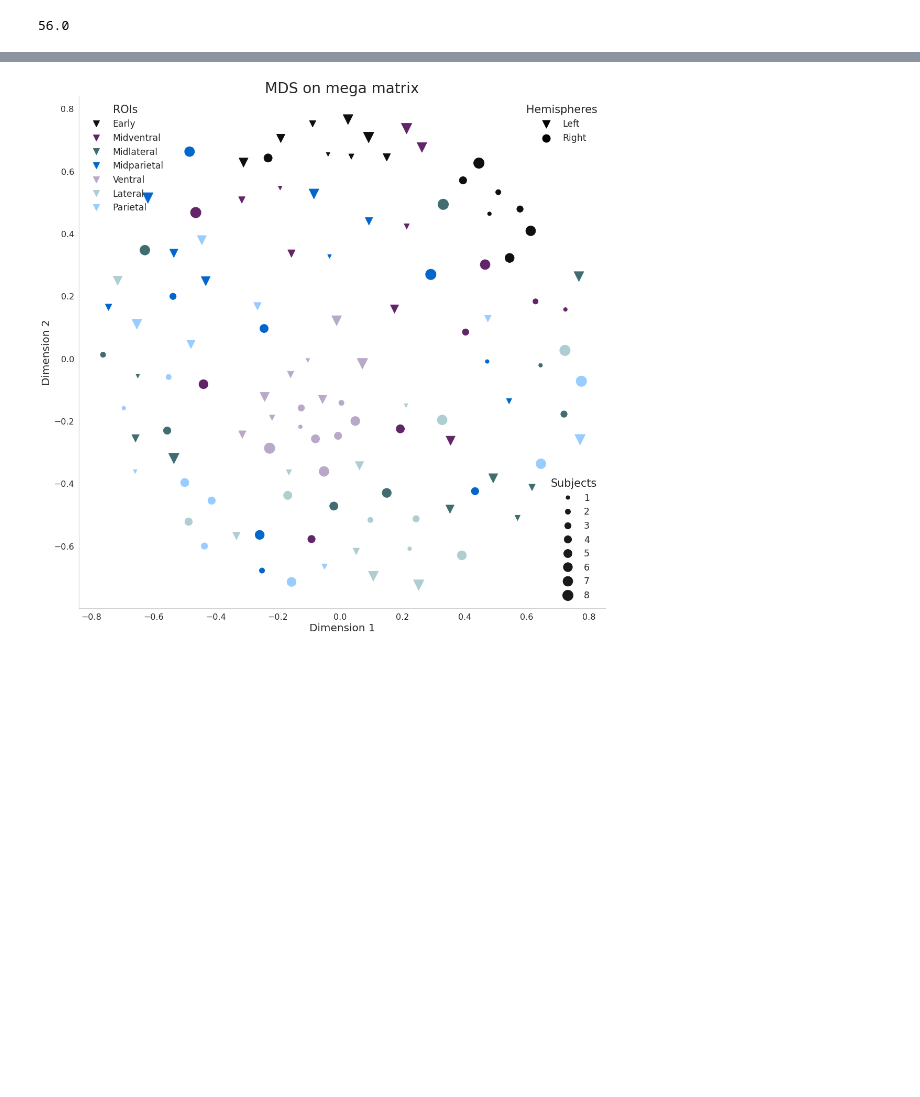
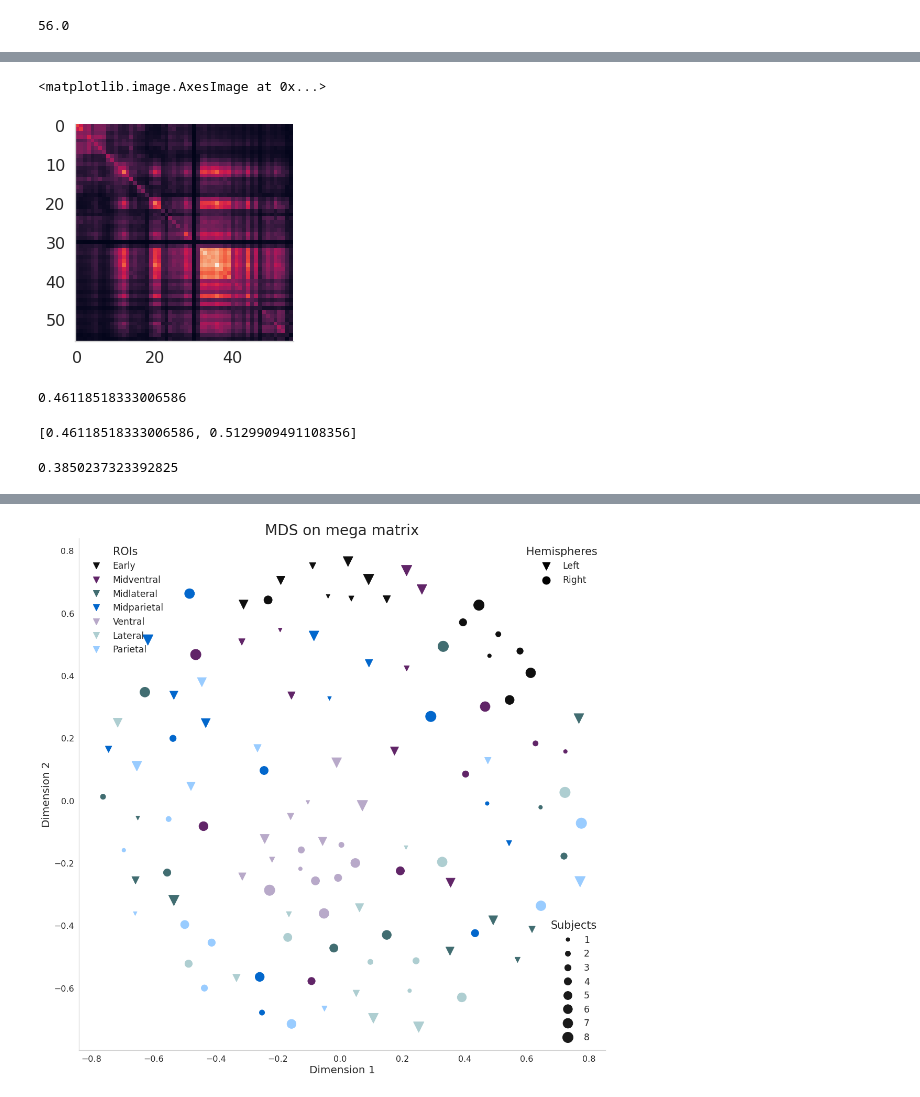
Before and after one commit to dawnfinzi/streams, a Jupyter notebook: notebooks/Whole_brain_mega_matrix_no_correction.ipynb, the cells around one changed output, grey strips where cells are left out. Cells and saved outputs as stored; diff of their text form; code cells hidden in the pictures; blank space fills up the shorter version.

```diff
--- a/notebooks/Whole_brain_mega_matrix_no_correction.ipynb
+++ b/notebooks/Whole_brain_mega_matrix_no_correction.ipynb
@@ -186,0 +189,8 @@ plt.savefig('../../../results/figures/megaMatrix_voxThresh' + str(int(thresh*100
+# %%
+right = mega_matrix[int(112/2):, int(112/2):]
+left = mega_matrix[:int(112/2), :int(112/2)]
+
+plt.imshow(right)
+# %% [output]
+<matplotlib.image.AxesImage at 0x...>
+[figure, added]
@@ -186,0 +231,4 @@ plt.savefig('../../../results/figures/megaMatrix_voxThresh' + str(int(thresh*100
+# %%
+np.mean(within_roi_right[4])
+# %% [output]
+0.46118518333006586
@@ -186,0 +241,9 @@ plt.savefig('../../../results/figures/megaMatrix_voxThresh' + str(int(thresh*100
+# %%
+data_r = [np.mean(within_roi[4]), np.mean(vent_diag)]
+data_r
+# %% [output]
+[0.46118518333006586, 0.5129909491108356]
+# %%
+np.mean(within_roi_left[4])
+# %% [output]
+0.3850237323392825
```
Also changed, not shown: parts of 4 cells of this notebook, 1 other file.
